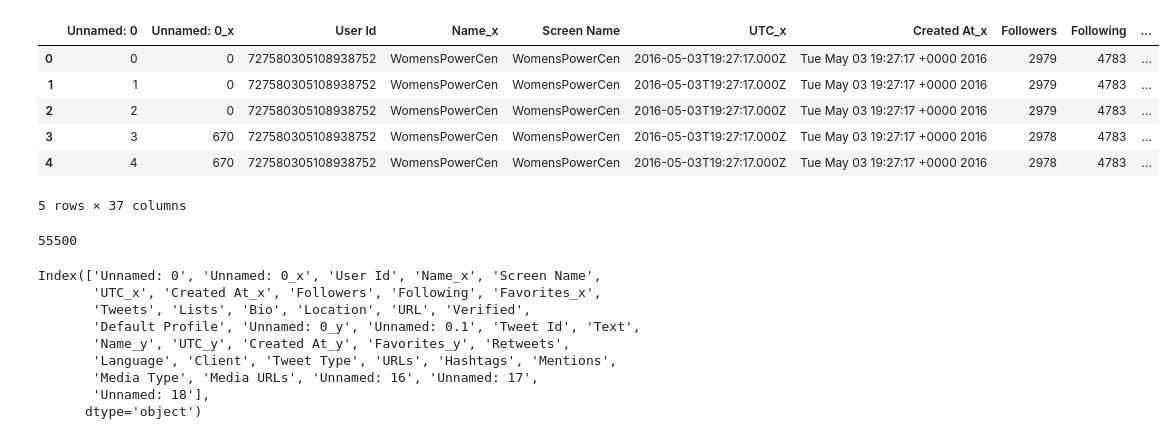
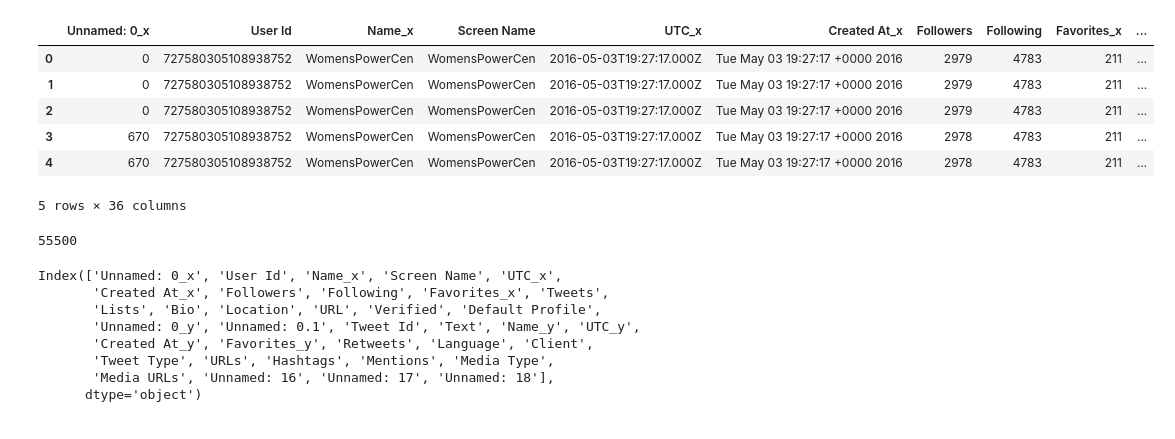
Before and after one commit to ushifali/Twiter_Analysis_Abortion_Law_US, a Jupyter notebook: EDA of unsupervised abortion tweets.ipynb, the cells around one changed output. Saved outputs shown, nothing was run; the diff lists cells and outputs as text; code cells hidden in the pictures.

```diff
--- a/EDA of unsupervised abortion tweets.ipynb
+++ b/EDA of unsupervised abortion tweets.ipynb
@@ -5,25 +5,27 @@ import pandas as pd
 #Here im utilizing data i got from VICINITY which is unsupervised
 # %%
 #has user data
-csv1 = pd.read_csv("/content/final.csv")
+csv1 = pd.read_csv("/content/final.csv",engine='python')
 
 #has tweet data
-csv2 =  pd.read_csv("/content/Final Datasetfinal.csv")
+csv2 =  pd.read_csv("/content/Final Datasetfinal.csv",engine='python')
 
 merged_data = csv1.merge(csv2,on=["Screen Name"])
 
 merged_data.to_csv('final_unsupervised.csv')
 # %%
-train_data = pd.read_csv("/content/final_unsupervised.csv",low_memory=False)
+#train_data = pd.read_csv("/content/final_unsupervised.csv",low_memory=False)
+merged_data.to_csv('final_unsupervised.csv')
+train_data = merged_data
 train_data.head()
 # %% [output]
-|  | Unnamed: 0 | Unnamed: 0_x | User Id | Name_x | Screen Name | UTC_x | Created At_x | Followers | Following | ... |
-| 0 | 0 | 0 | 727580305108938752 | WomensPowerCen | WomensPowerCen | 2016-05-03T19:27:17.000Z | Tue May 03 19:27:17 +0000 2016 | 2979 | 4783 | ... |
-| 1 | 1 | 0 | 727580305108938752 | WomensPowerCen | WomensPowerCen | 2016-05-03T19:27:17.000Z | Tue May 03 19:27:17 +0000 2016 | 2979 | 4783 | ... |
-| 2 | 2 | 0 | 727580305108938752 | WomensPowerCen | WomensPowerCen | 2016-05-03T19:27:17.000Z | Tue May 03 19:27:17 +0000 2016 | 2979 | 4783 | ... |
-| 3 | 3 | 670 | 727580305108938752 | WomensPowerCen | WomensPowerCen | 2016-05-03T19:27:17.000Z | Tue May 03 19:27:17 +0000 2016 | 2978 | 4783 | ... |
-| 4 | 4 | 670 | 727580305108938752 | WomensPowerCen | WomensPowerCen | 2016-05-03T19:27:17.000Z | Tue May 03 19:27:17 +0000 2016 | 2978 | 4783 | ... |
+|  | Unnamed: 0_x | User Id | Name_x | Screen Name | UTC_x | Created At_x | Followers | Following | Favorites_x | ... |
+| 0 | 0 | 727580305108938752 | WomensPowerCen | WomensPowerCen | 2016-05-03T19:27:17.000Z | Tue May 03 19:27:17 +0000 2016 | 2979 | 4783 | 211 | ... |
+| 1 | 0 | 727580305108938752 | WomensPowerCen | WomensPowerCen | 2016-05-03T19:27:17.000Z | Tue May 03 19:27:17 +0000 2016 | 2979 | 4783 | 211 | ... |
+| 2 | 0 | 727580305108938752 | WomensPowerCen | WomensPowerCen | 2016-05-03T19:27:17.000Z | Tue May 03 19:27:17 +0000 2016 | 2979 | 4783 | 211 | ... |
+| 3 | 670 | 727580305108938752 | WomensPowerCen | WomensPowerCen | 2016-05-03T19:27:17.000Z | Tue May 03 19:27:17 +0000 2016 | 2978 | 4783 | 211 | ... |
+| 4 | 670 | 727580305108938752 | WomensPowerCen | WomensPowerCen | 2016-05-03T19:27:17.000Z | Tue May 03 19:27:17 +0000 2016 | 2978 | 4783 | 211 | ... |
-5 rows × 37 columns
+5 rows × 36 columns
 # %%
 len(train_data)
 # %% [output]
@@ -31,13 +33,12 @@ len(train_data)
 # %%
 train_data.columns
 # %% [output]
-Index(['Unnamed: 0', 'Unnamed: 0_x', 'User Id', 'Name_x', 'Screen Name',
-       'UTC_x', 'Created At_x', 'Followers', 'Following', 'Favorites_x',
-       'Tweets', 'Lists', 'Bio', 'Location', 'URL', 'Verified',
-       'Default Profile', 'Unnamed: 0_y', 'Unnamed: 0.1', 'Tweet Id', 'Text',
-       'Name_y', 'UTC_y', 'Created At_y', 'Favorites_y', 'Retweets',
-       'Language', 'Client', 'Tweet Type', 'URLs', 'Hashtags', 'Mentions',
-       'Media Type', 'Media URLs', 'Unnamed: 16', 'Unnamed: 17',
-       'Unnamed: 18'],
+Index(['Unnamed: 0_x', 'User Id', 'Name_x', 'Screen Name', 'UTC_x',
+       'Created At_x', 'Followers', 'Following', 'Favorites_x', 'Tweets',
+       'Lists', 'Bio', 'Location', 'URL', 'Verified', 'Default Profile',
+       'Unnamed: 0_y', 'Unnamed: 0.1', 'Tweet Id', 'Text', 'Name_y', 'UTC_y',
+       'Created At_y', 'Favorites_y', 'Retweets', 'Language', 'Client',
+       'Tweet Type', 'URLs', 'Hashtags', 'Mentions', 'Media Type',
+       'Media URLs', 'Unnamed: 16', 'Unnamed: 17', 'Unnamed: 18'],
       dtype='object')
 # %%
```
Also changed, not shown: parts of 30 cells of this notebook.
